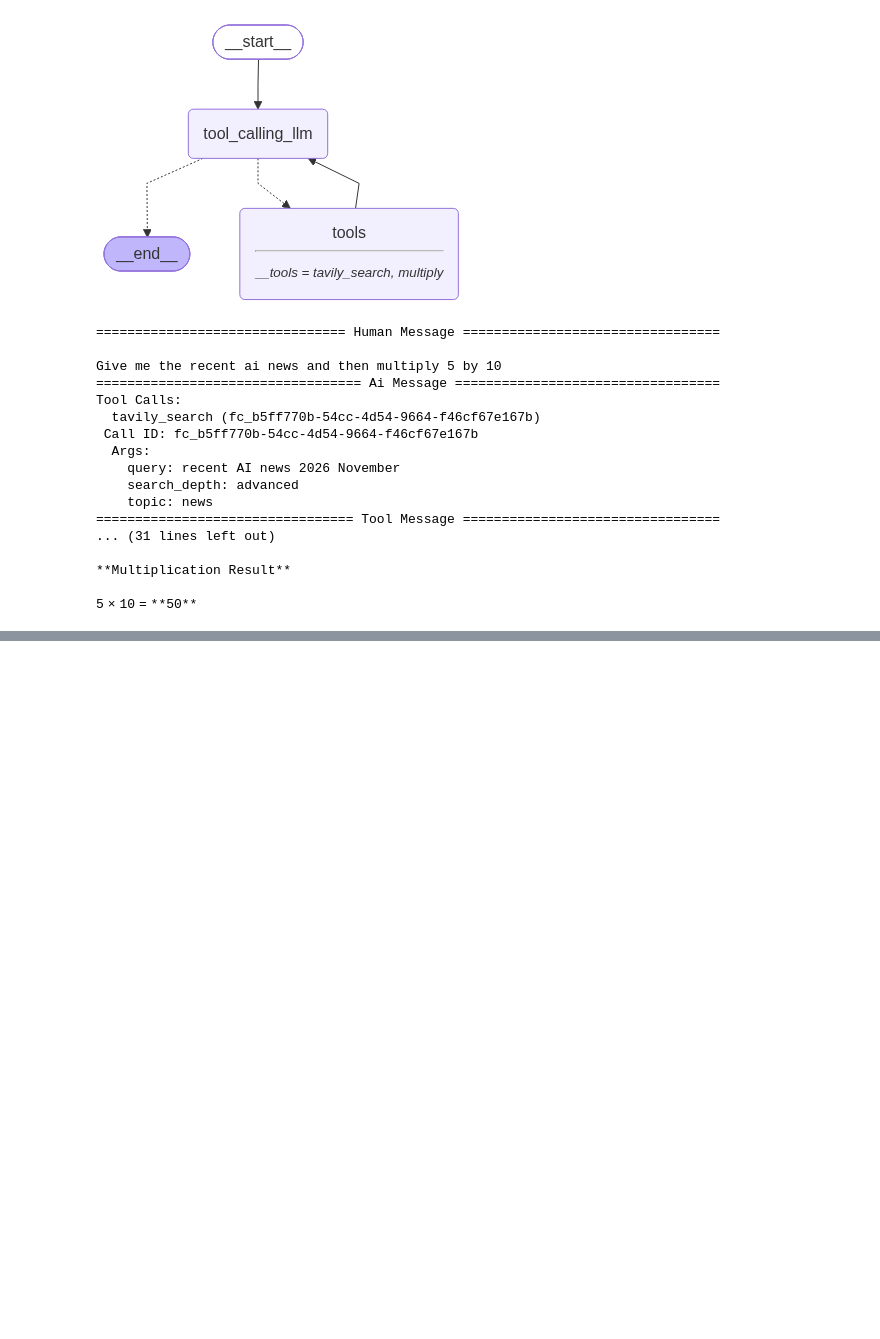
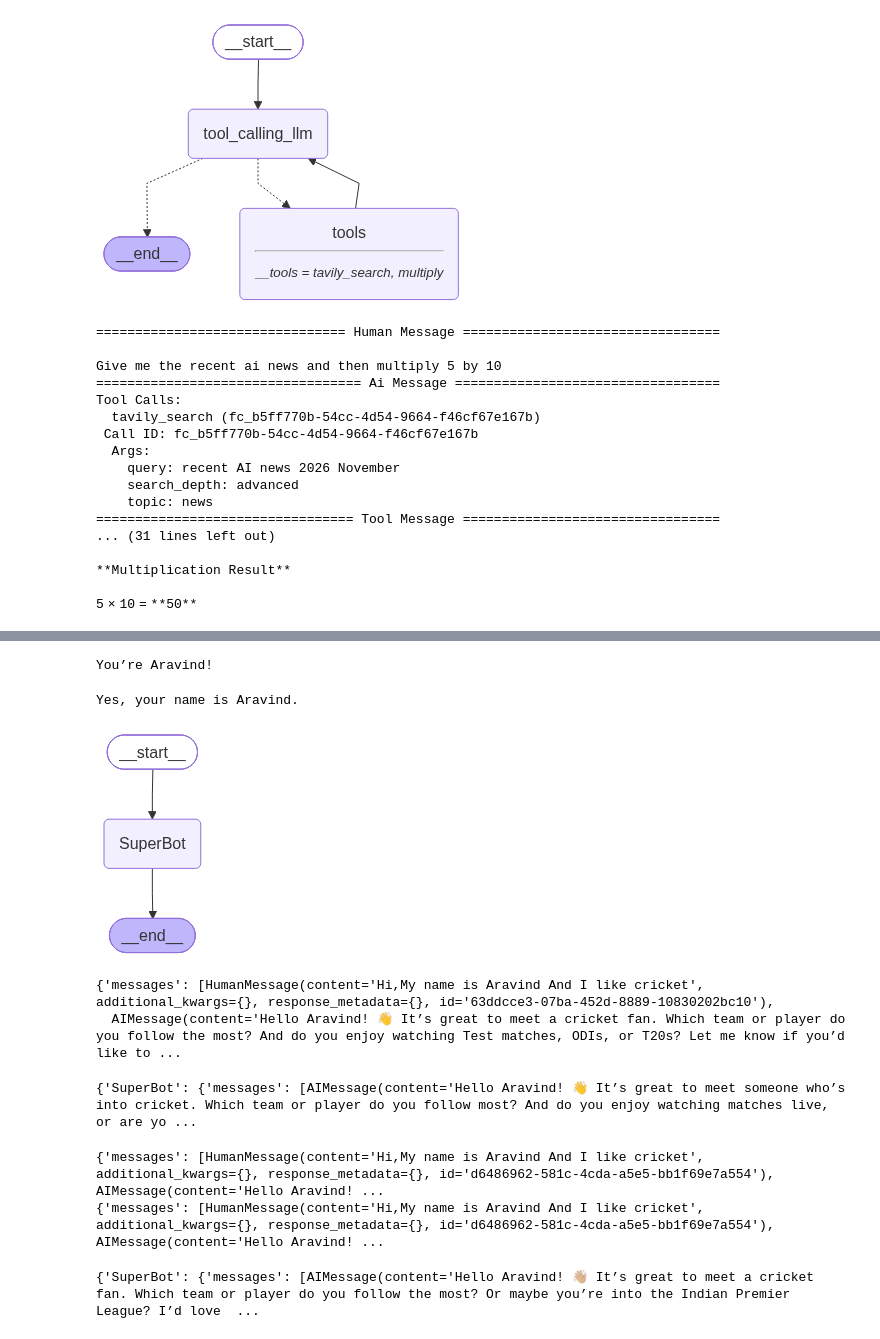
Before and after one commit to AravindKKrishna/BUILDING_AI_AGENTS_WITH_LANGGRAPH, a Jupyter notebook: basic_chatbot.ipynb, the cells around one changed output, grey strips where cells are left out. Cells and saved outputs as stored; diff of their text form; code cells hidden in the pictures; blank space fills up the shorter version.

Commit message:
learned about memory in lanngraph and add it as a checkpointer

```diff
--- a/basic_chatbot.ipynb
+++ b/basic_chatbot.ipynb
@@ -268,0 +341,12 @@ Tool Calls:
+# %%
+response=graph.invoke({"messages":"Hey what is my name"},config=config)
+
+print(response['messages'][-1].content)
+# %% [output]
+You’re Aravind!
+# %%
+response=graph.invoke({"messages":"Hey do you remember mmy name"},config=config)
+
+print(response['messages'][-1].content)
+# %% [output]
+Yes, your name is Aravind.
@@ -268,0 +355,34 @@ Tool Calls:
+# %%
+from langgraph.checkpoint.memory import MemorySaver
+memory=MemorySaver()
+# %%
+def superbot(state:State):
+    return {"messages":[llm.invoke(state['messages'])]}
+# %%
+graph=StateGraph(State)
+
+## node
+graph.add_node("SuperBot",superbot)
+## Edges
+
+graph.add_edge(START,"SuperBot")
+graph.add_edge("SuperBot",END)
+
+
+graph_builder=graph.compile(checkpointer=memory)
+
+
+## Display
+from IPython.display import Image, display
+display(Image(graph_builder.get_graph().draw_mermaid_png()))
+# %% [output]
+[figure, added]
+# %%
+## Invocation
+
+config = {"configurable": {"thread_id": "1"}}
+
+graph_builder.invoke({'messages':"Hi,My name is Aravind And I like cricket"},config)
+# %% [output]
+{'messages': [HumanMessage(content='Hi,My name is Aravind And I like cricket', additional_kwargs={}, response_metadata={}, id='63ddcce3-07ba-452d-8889-10830202bc10'),
+  AIMessage(content='Hello Aravind! 👋 It’s great to meet a cricket fan. Which team or player do you follow the most? And do you enjoy watching Test matches, ODIs, or T20s? Let me know if you’d like to ...
@@ -268,0 +399,22 @@ Tool Calls:
+# %%
+# Create a thread
+config = {"configurable": {"thread_id": "3"}}
+
+for chunk in graph_builder.stream({'messages':"Hi,My name is Aravind And I like cricket"},config,stream_mode="updates"):
+    print(chunk)
+# %% [output]
+{'SuperBot': {'messages': [AIMessage(content='Hello Aravind! 👋 It’s great to meet someone who’s into cricket. Which team or player do you follow most? And do you enjoy watching matches live, or are yo ...
+# %%
+for chunk in graph_builder.stream({'messages':"Hi,My name is Aravind And I like cricket"},config,stream_mode="values"):
+    print(chunk)
+# %% [output]
+{'messages': [HumanMessage(content='Hi,My name is Aravind And I like cricket', additional_kwargs={}, response_metadata={}, id='d6486962-581c-4cda-a5e5-bb1f69e7a554'), AIMessage(content='Hello Aravind! ...
+{'messages': [HumanMessage(content='Hi,My name is Aravind And I like cricket', additional_kwargs={}, response_metadata={}, id='d6486962-581c-4cda-a5e5-bb1f69e7a554'), AIMessage(content='Hello Aravind! ...
+# %%
+# Create a thread
+config = {"configurable": {"thread_id": "4"}}
+
+for chunk in graph_builder.stream({'messages':"Hi,My name is Aravind And I like cricket"},config,stream_mode="updates"):
+    print(chunk)
+# %% [output]
+{'SuperBot': {'messages': [AIMessage(content='Hello Aravind! 👋🏼 It’s great to meet a cricket fan. Which team or player do you follow the most? Or maybe you’re into the Indian Premier League? I’d love  ...
```
Also changed, not shown: parts of 10 cells of this notebook.
